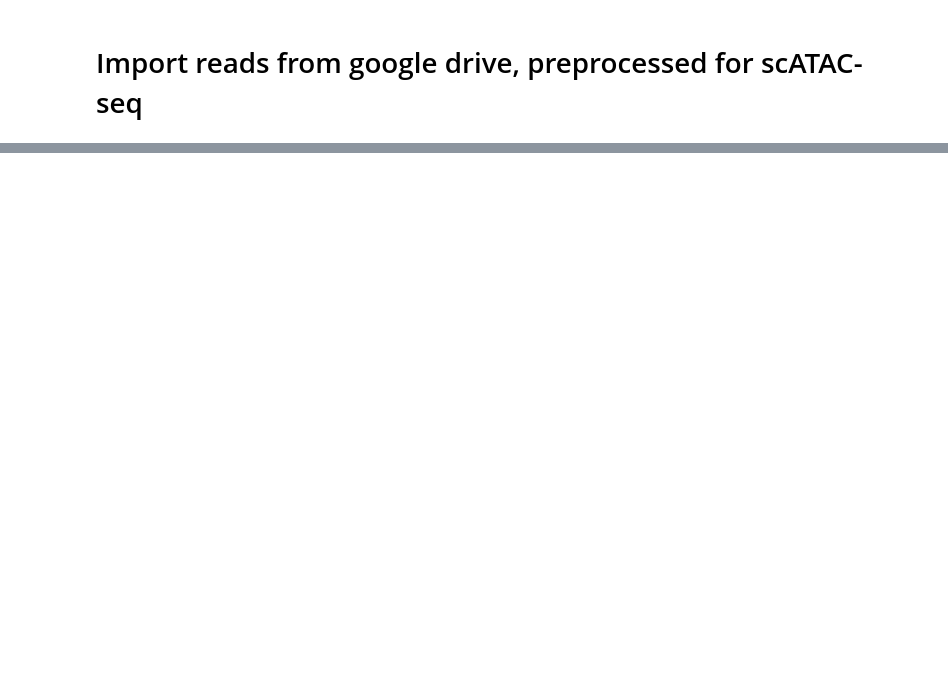
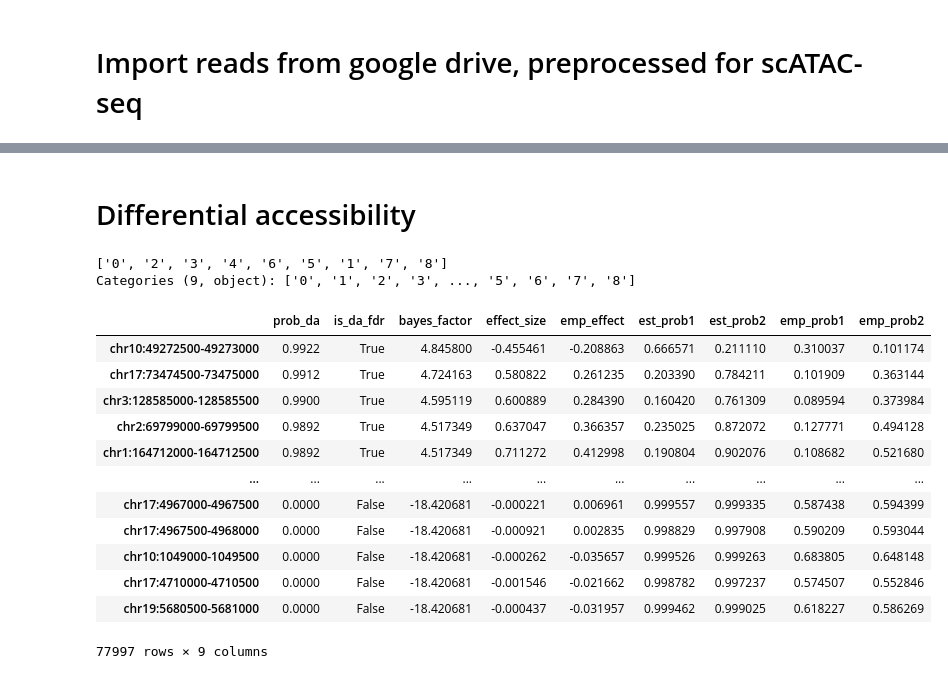
Before and after one commit to Droslj/scATAC-seq-complete-, a Jupyter notebook: scATAC_seq_(1)_scVI_exec.ipynb, the cells around one changed output, grey strips where cells are left out. Saved outputs shown, nothing was run; the diff lists cells and outputs as text; code cells hidden in the pictures; blank space fills up the shorter version.

```diff
--- a/scATAC_seq_(1)_scVI_exec.ipynb
+++ b/scATAC_seq_(1)_scVI_exec.ipynb
@@ -91,0 +258,35 @@ adata = sc.read_h5ad('/content/drive/MyDrive/Colab Notebooks/AD_combined_scvi.h5
+# %% [markdown]
+# Differential accessibility
+# %%
+# Get the unique cluster names
+cluster_names = adata.obs[PEAKVI_CLUSTERS_KEY].unique()
+print(cluster_names)
+# %% [output]
+['0', '2', '3', '4', '6', '5', '1', '7', '8']
+Categories (9, object): ['0', '1', '2', '3', ..., '5', '6', '7', '8']
+# %%
+# Choose the actual cluster names for group1 and group2
+# For example, if your clusters are labeled '0', '1', '2', etc., you might use:
+da_res11 = model.differential_accessibility(
+    groupby=PEAKVI_CLUSTERS_KEY,
+    group1=cluster_names[0],  # Replace with actual cluster name
+    group2=cluster_names[1],  # Replace with actual cluster name
+    two_sided=True,
+    batch_correction=True
+)
+# %%
+da_res11
+# %% [output]
+|  | prob_da | is_da_fdr | bayes_factor | effect_size | emp_effect | est_prob1 | est_prob2 | emp_prob1 | emp_prob2 |
+| chr10:49272500-49273000 | 0.9922 | True | 4.845800 | -0.455461 | -0.208863 | 0.666571 | 0.211110 | 0.310037 | 0.101174 |
+| chr17:73474500-73475000 | 0.9912 | True | 4.724163 | 0.580822 | 0.261235 | 0.203390 | 0.784211 | 0.101909 | 0.363144 |
+| chr3:128585000-128585500 | 0.9900 | True | 4.595119 | 0.600889 | 0.284390 | 0.160420 | 0.761309 | 0.089594 | 0.373984 |
+| chr2:69799000-69799500 | 0.9892 | True | 4.517349 | 0.637047 | 0.366357 | 0.235025 | 0.872072 | 0.127771 | 0.494128 |
+| chr1:164712000-164712500 | 0.9892 | True | 4.517349 | 0.711272 | 0.412998 | 0.190804 | 0.902076 | 0.108682 | 0.521680 |
+| ... | ... | ... | ... | ... | ... | ... | ... | ... | ... |
+| chr17:4967000-4967500 | 0.0000 | False | -18.420681 | -0.000221 | 0.006961 | 0.999557 | 0.999335 | 0.587438 | 0.594399 |
+| chr17:4967500-4968000 | 0.0000 | False | -18.420681 | -0.000921 | 0.002835 | 0.998829 | 0.997908 | 0.590209 | 0.593044 |
+| chr10:1049000-1049500 | 0.0000 | False | -18.420681 | -0.000262 | -0.035657 | 0.999526 | 0.999263 | 0.683805 | 0.648148 |
+| chr17:4710000-4710500 | 0.0000 | False | -18.420681 | -0.001546 | -0.021662 | 0.998782 | 0.997237 | 0.574507 | 0.552846 |
+| chr19:5680500-5681000 | 0.0000 | False | -18.420681 | -0.000437 | -0.031957 | 0.999462 | 0.999025 | 0.618227 | 0.586269 |
+77997 rows × 9 columns
```
Also changed, not shown: parts of 33 cells of this notebook.
